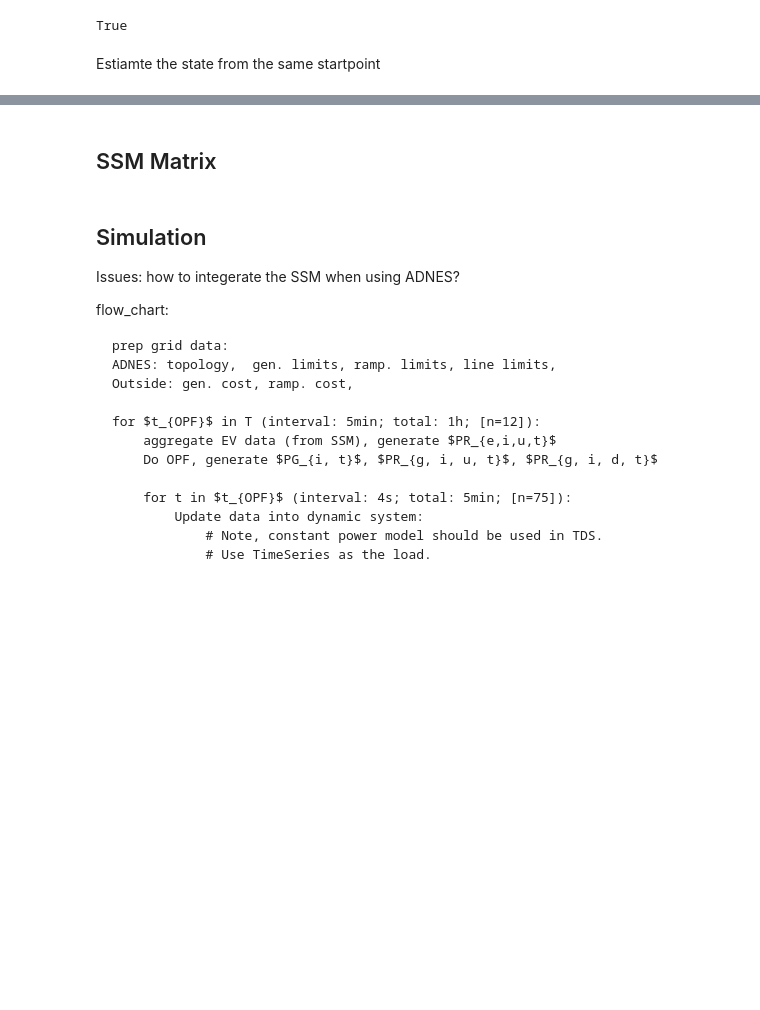
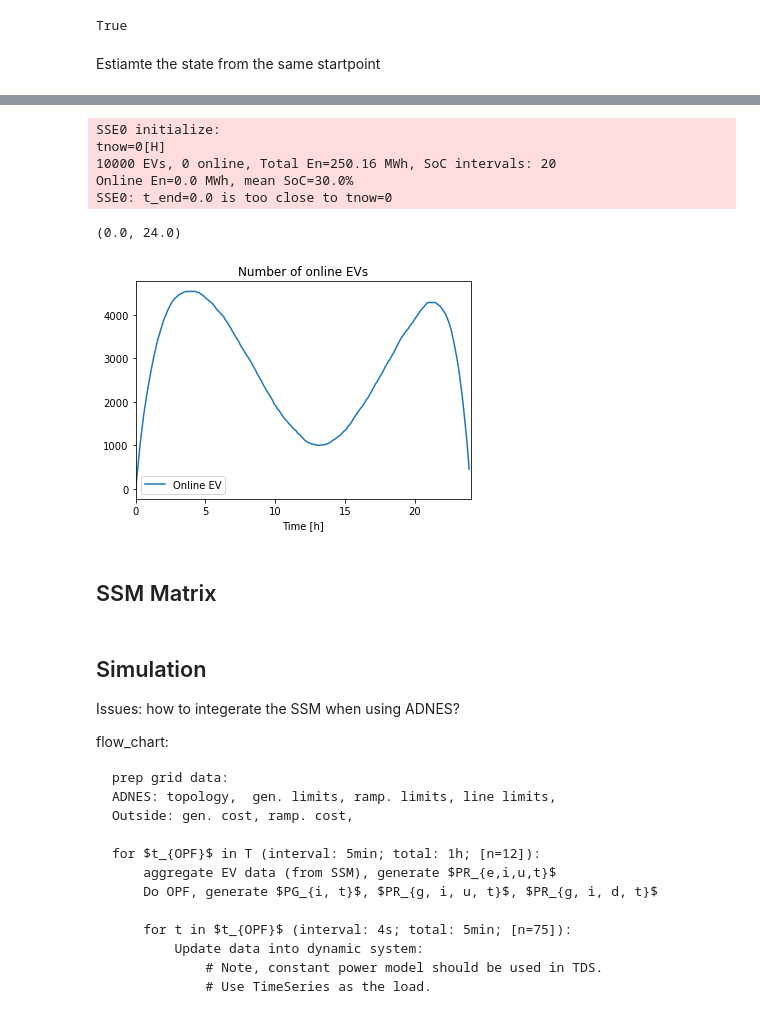
Before and after one commit to shebuxin/andes, a Jupyter notebook: jwang/notes2/ev_ssm.ipynb, the cells around one changed output, grey strips where cells are left out. Cells and saved outputs as stored; diff of their text form; code cells hidden in the pictures; blank space fills up the shorter version.

```diff
--- a/jwang/notes2/ev_ssm.ipynb
+++ b/jwang/notes2/ev_ssm.ipynb
@@ -523,16 +523,13 @@ class ev_ssm():
             T = self.Tf
         else:
             raise ValueError(f"{mode} is not supported.")
-        # --- out states ---
-        s1 = np.matmul(T.T, sp)
-        # --- out res ---
-        self.eres = pd.DataFrame(columns=range(20),
-                                index=[0, 1, 2], data=E)
-        self.eres = self.eres.mul(s1, axis=0)
-        if n > 1:
-            for i in range(1, n):
-                s1 = np.matmul(T.T, s1)
-                self.eres = self.eres.mul(s1, axis=0)
+
+        Edf = pd.DataFrame(columns=range(20),
+                           index=[0, 1, 2], data=E)
+        # --- out ---
+        for i in range(n):
+            sp = np.matmul(T.T, sp)
+            self.eres = Edf.mul(sp, axis=0)
         return self.eres
 
     def reset(self):
@@ -586,17 +590,27 @@ res.round(4)
 # %%
 # --- plot online EV numbers ---
+sse = ev_ssm(N=10000, tnow=0, name='SSE0', seed=2021)
 time = np.arange(0, 24, 0.1)
 num = []
 for t in time:
-    sse.g_u(t)
+    sse.tnow = sse.g_tnow(t)
+    sse.g_u()
     num.append(sse.ne)
 
 fig, ax = plt.subplots()
 ax.plot(time, num)
 ax.set_title('Number of online EVs')
 ax.set_xlabel('Time [h]')
 ax.legend(['Online EV', 'Online capacity'])
 ax.set_xlim(0, 24)
+# %% [output]
+SSE0 initialize:
+tnow=0[H]
+10000 EVs, 0 online, Total En=250.16 MWh, SoC intervals: 20
+Online En=0.0 MWh, mean SoC=30.0%
+SSE0: t_end=0.0 is too close to tnow=0
+(0.0, 24.0)
+[figure, added]
 # %%
 # # --- plot online EV numbers ---
 # # time = np.arange(0, 24, 0.1)
```
Also changed, not shown: parts of 5 cells of this notebook.
